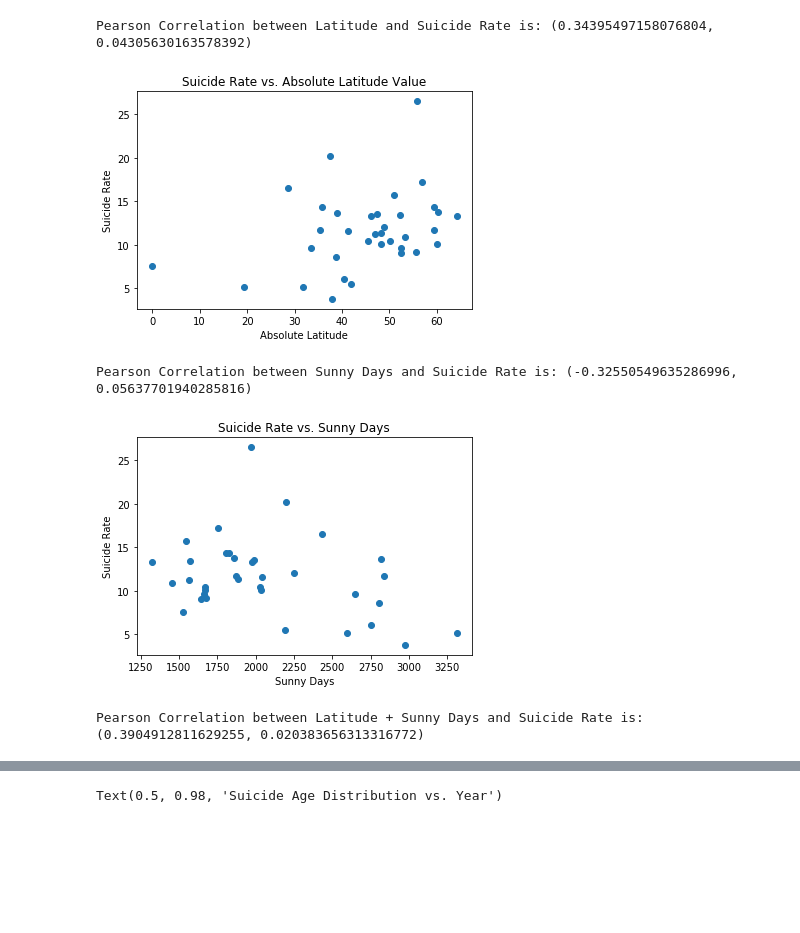
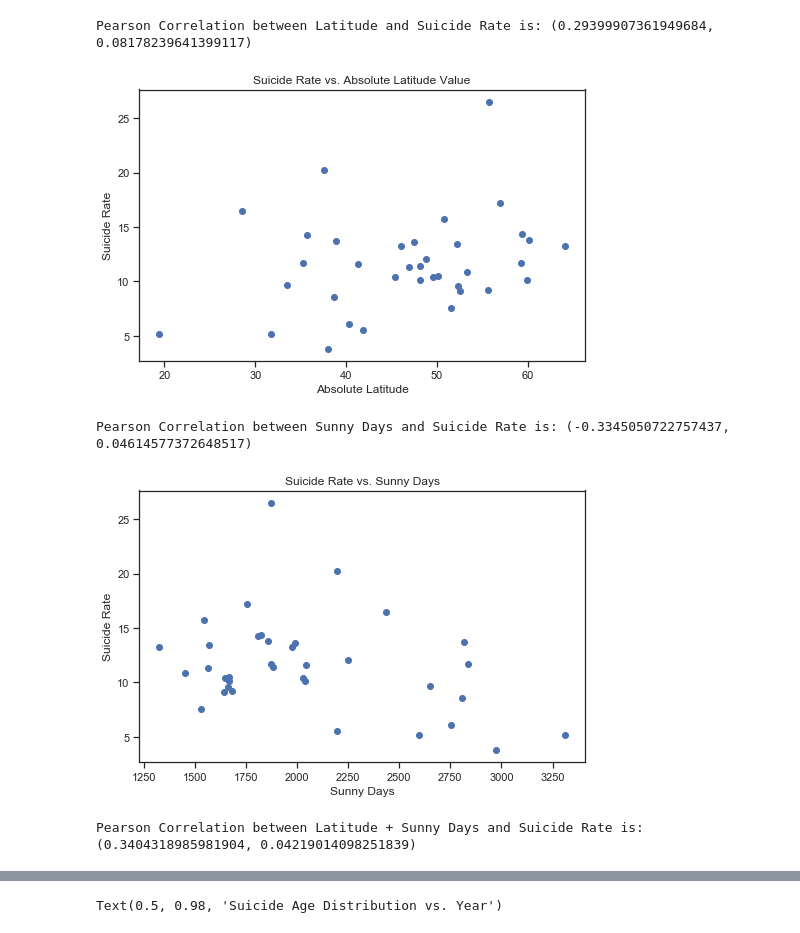
Before and after one commit to Yueeeeeeee/COGS9_Project, a Jupyter notebook: Algo.ipynb, the cells around one changed output, grey strips where cells are left out. Drawn from its saved outputs; the diff is of its cells as text; code cells hidden in the pictures; blank space fills up the shorter version.

```diff
--- a/Algo.ipynb
+++ b/Algo.ipynb
@@ -124,6 +124,10 @@ except:
     print('Insert done before!')
 
 data_pic2 = data_pic1 # very important
+data_pic2.iloc[3, 4] = 19.70 # India, not a good way to modify data
+
+sns.set(style="ticks")
+sns.set_context({"figure.figsize": (8, 5)})
 
 correlation = stats.pearsonr(normalize(data_pic2['Hours']), normalize(data_pic2['Rate']))
 print('Pearson Correlation between Annual Working Hours and Suicide Rate is:', correlation)
@@ -220,6 +234,12 @@ try:
 except:
     print('Insert done before!')
 
+data_pic2.iloc[3, 7] = 1.7 # India
+data_pic2.iloc[5, 7] = 2.0 # Russia
+
+sns.set(style="ticks")
+sns.set_context({"figure.figsize": (8, 5)})
+
 correlation = stats.pearsonr(normalize(data_pic2['Welfare']), normalize(data_pic2['Rate']))
 print('Pearson Correlation between Social Welfare and Suicide Rate is:', correlation)
 plt.plot(data_pic2['Welfare'], data_pic2['Rate'], 'o')
@@ -237,57 +257,63 @@ for i in range(len(data_pic6)):
     latitude[countries[data_pic6[i, 1].strip()]] = np.abs(data_pic6[i, 2])
 
 data1 = []
-for i in data_pic1['Code']:
+for i in data_pic2['Code']:
     data1.append(latitude[i])
 
 try:
-    data_pic1.insert(4, 'Latitude', data1)
+    data_pic2.insert(8, 'Latitude', data1)
 except:
     print('Insert done before!')
 
 data_pic7 = pd.read_excel('sunshine.xlsx')
 data_pic7 = data_pic7.groupby(['Country'],as_index=False).agg({'Sunshine': 'mean'})
 data_pic7 = data_pic7.values
 sunshine = defaultdict(float)
 for i in range(len(data_pic7)):
     sunshine[countries[data_pic7[i, 0].strip()]] = np.abs(data_pic7[i, 1])
 
 data2 = []
-for i in data_pic1['Code']:
+for i in data_pic2['Code']:
     data2.append(sunshine[i])
 
 try:
-    data_pic1.insert(5, 'Sunshine', data2)
+    data_pic2.insert(9, 'Sunshine', data2)
 except:
     print('Insert done before!')
 
-drops = data_pic1[data_pic1['Sunshine']==0].index
-data_pic1 = data_pic1.drop(drops) # delete rows without sunshine data
+#drops = data_pic2[data_pic2['Sunshine']==0].index
+#data_pic2 = data_pic2.drop(drops) # delete rows without sunshine data
+data_pic2.iloc[23, 8] = 51.5500 # United Kindom
+data_pic2.iloc[5, 9] = 1872.78 # Russia
+data_pic2.iloc[30, 9] = 1647.75 # Luxembourg
 
-correlation = stats.pearsonr(normalize(data_pic1['Latitude']), normalize(data_pic1['Rate']))
+sns.set(style="ticks")
+sns.set_context({"figure.figsize": (8, 5)})
+
+correlation = stats.pearsonr(normalize(data_pic2['Latitude']), normalize(data_pic2['Rate']))
 print('Pearson Correlation between Latitude and Suicide Rate is:', correlation)
-plt.plot(data_pic1['Latitude'], data_pic1['Rate'], 'o')
+plt.plot(data_pic2['Latitude'], data_pic2['Rate'], 'o')
 plt.xlabel('Absolute Latitude')
 plt.ylabel('Suicide Rate')
 plt.title('Suicide Rate vs. Absolute Latitude Value')
 plt.show()
 
-correlation = stats.pearsonr(normalize(data_pic1['Sunshine']), normalize(data_pic1['Rate']))
+correlation = stats.pearsonr(normalize(data_pic2['Sunshine']), normalize(data_pic2['Rate']))
 print('Pearson Correlation between Sunny Days and Suicide Rate is:', correlation)
-plt.plot(data_pic1['Sunshine'], data_pic1['Rate'], 'o')
+plt.plot(data_pic2['Sunshine'], data_pic2['Rate'], 'o')
 plt.xlabel('Sunny Days')
 plt.ylabel('Suicide Rate')
 plt.title('Suicide Rate vs. Sunny Days')
 plt.show()
 
 reg = linear_model.LinearRegression()
-reg.fit(data_pic1[['Latitude', 'Sunshine']], data_pic1['Rate'])
-y = reg.predict(data_pic1[['Latitude', 'Sunshine']])
-correlation1 = stats.pearsonr(normalize(y), normalize(data_pic1['Rate']))
+reg.fit(data_pic2[['Latitude', 'Sunshine']], data_pic2['Rate'])
+y = reg.predict(data_pic2[['Latitude', 'Sunshine']])
+correlation1 = stats.pearsonr(normalize(y), normalize(data_pic2['Rate']))
 print('Pearson Correlation between Latitude + Sunny Days and Suicide Rate is:', correlation1)
 # %% [output]
-Pearson Correlation between Latitude and Suicide Rate is: (0.34395497158076804, 0.04305630163578392)
+Pearson Correlation between Latitude and Suicide Rate is: (0.29399907361949684, 0.08178239641399117)
-[figure, old version]
+[figure, new version]
-Pearson Correlation between Sunny Days and Suicide Rate is: (-0.32550549635286996, 0.05637701940285816)
+Pearson Correlation between Sunny Days and Suicide Rate is: (-0.3345050722757437, 0.04614577372648517)
-[figure, old version]
+[figure, new version]
-Pearson Correlation between Latitude + Sunny Days and Suicide Rate is: (0.3904912811629255, 0.020383656313316772)
+Pearson Correlation between Latitude + Sunny Days and Suicide Rate is: (0.3404318985981904, 0.04219014098251839)
```
Also changed, not shown: parts of 6 cells of this notebook.
